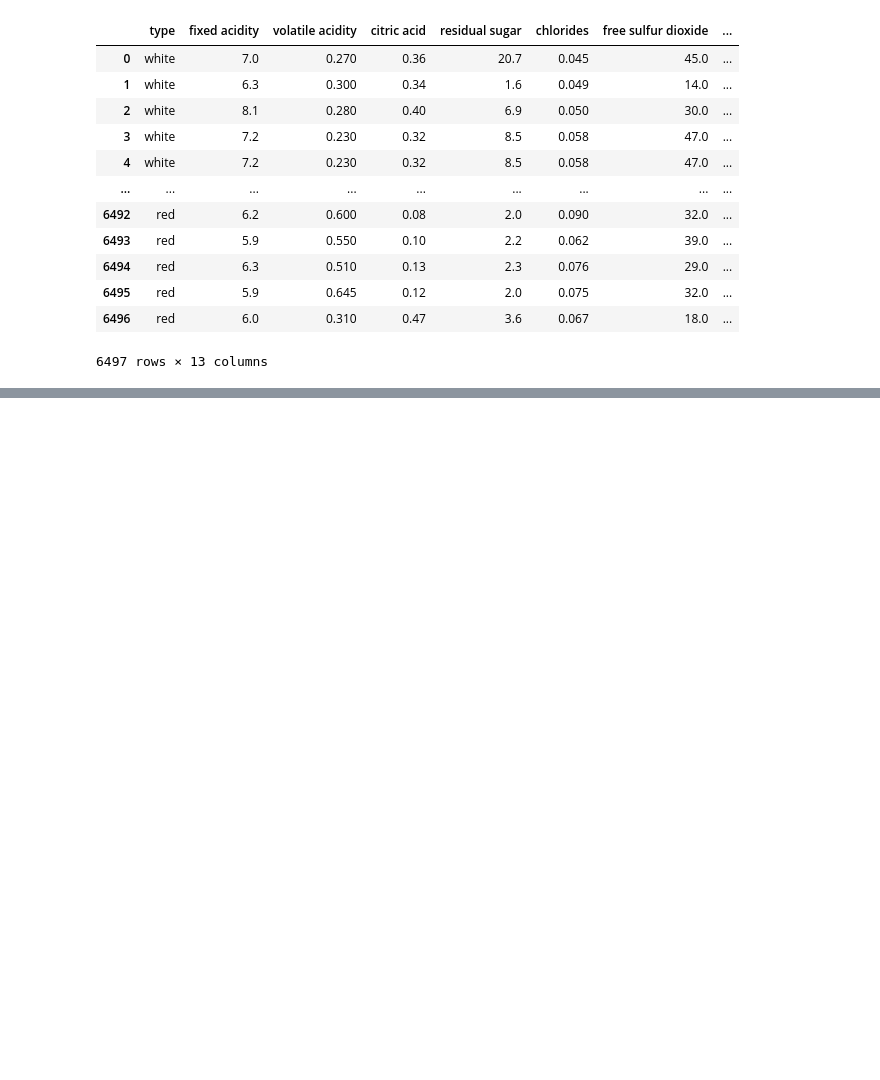
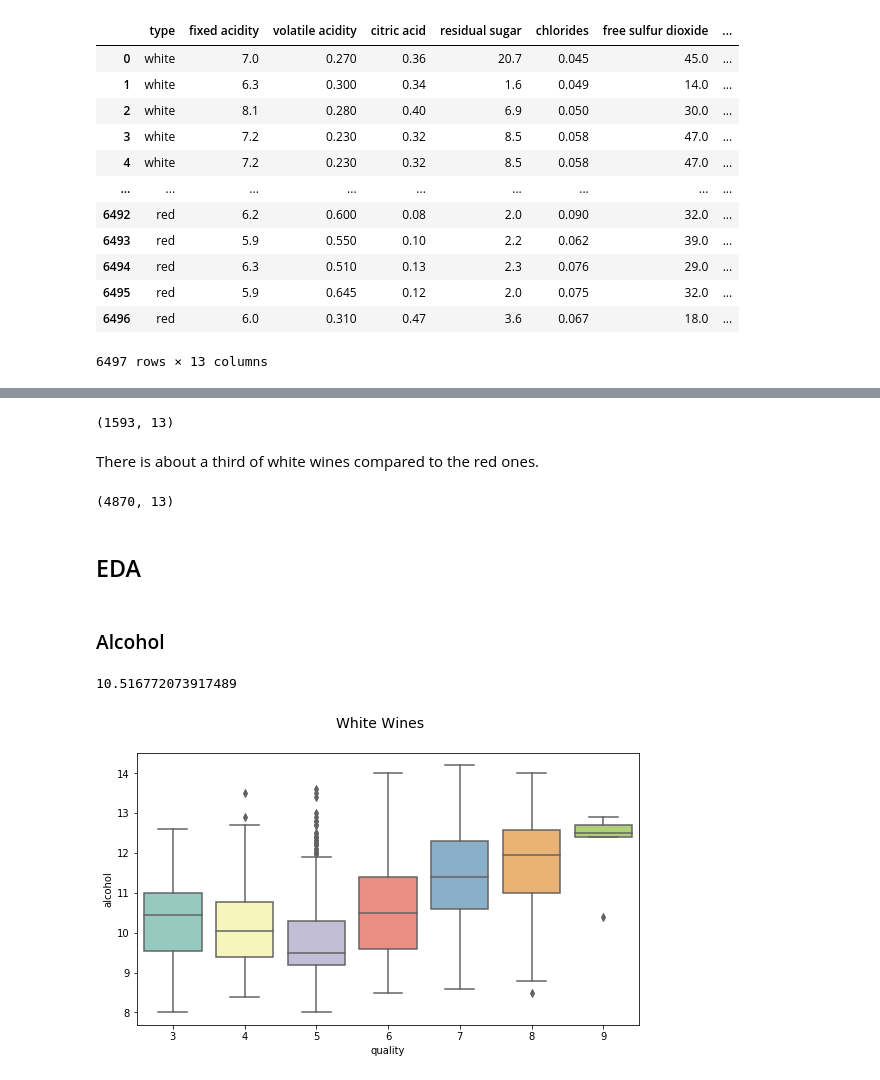
Before and after one commit to emilia329/WineFun, a Jupyter notebook: WineEDA.ipynb, the cells around one changed output, grey strips where cells are left out. Saved outputs shown, nothing was run; the diff lists cells and outputs as text; code cells hidden in the pictures; blank space fills up the shorter version.

```diff
--- a/WineEDA.ipynb
+++ b/WineEDA.ipynb
@@ -28,0 +71,2 @@ wine
+# %%
+wine.dropna(inplace=True)
@@ -28,0 +112,25 @@ wine
+# %%
+red = wine[wine['type'] == 'red']
+white = wine[wine['type'] == 'white']
+# %%
+red.shape
+# %% [output]
+(1593, 13)
+# %% [markdown]
+There is about a third of white wines compared to the red ones.
+# %%
+white.shape
+# %% [output]
+(4870, 13)
+# %% [markdown]
+## EDA
+# %% [markdown]
+### Alcohol
+# %%
+f= plt.figure(figsize=(9,5))
+f.suptitle('White Wines', fontsize= 14)
+sns.boxplot(x= 'quality' , y= 'alcohol' , data=white, palette ='Set3')
+print(white['alcohol'].mean())
+# %% [output]
+10.516772073917489
+[figure, added]
```
Also changed, not shown: parts of 12 cells of this notebook.
